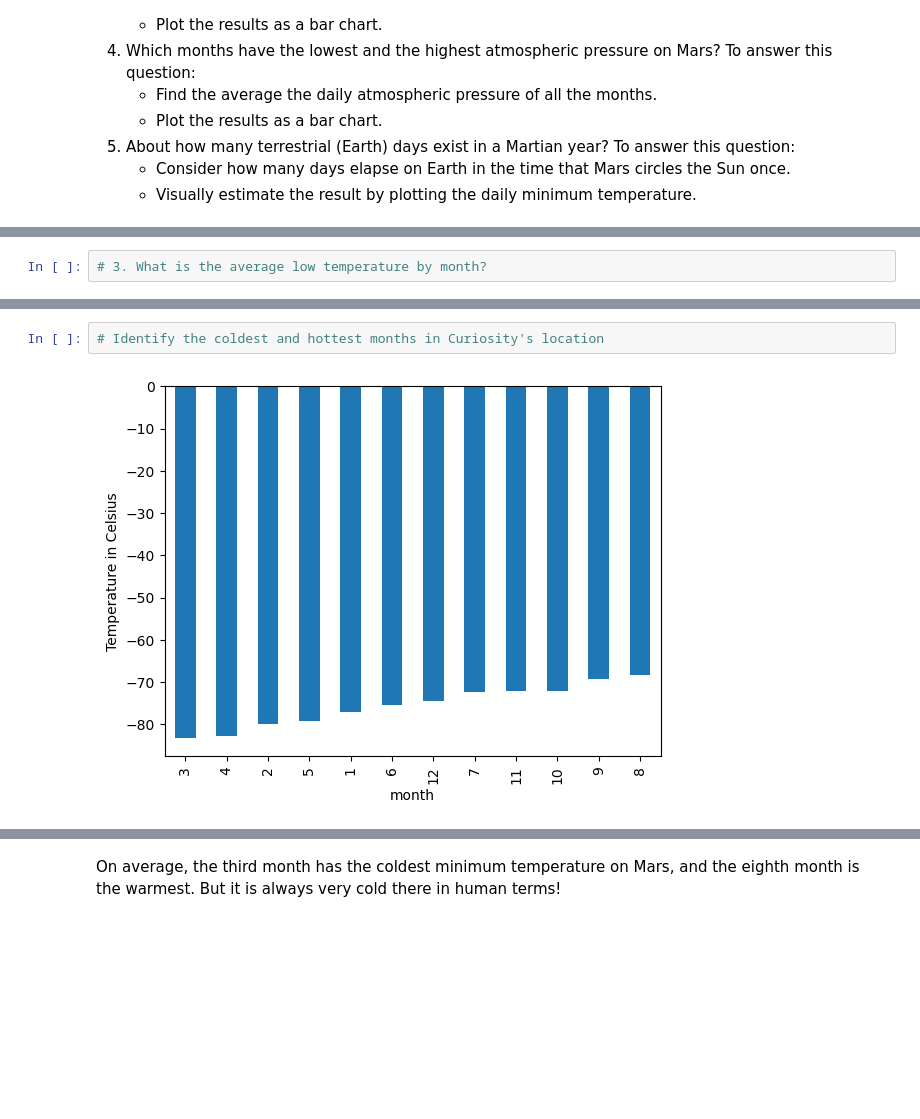
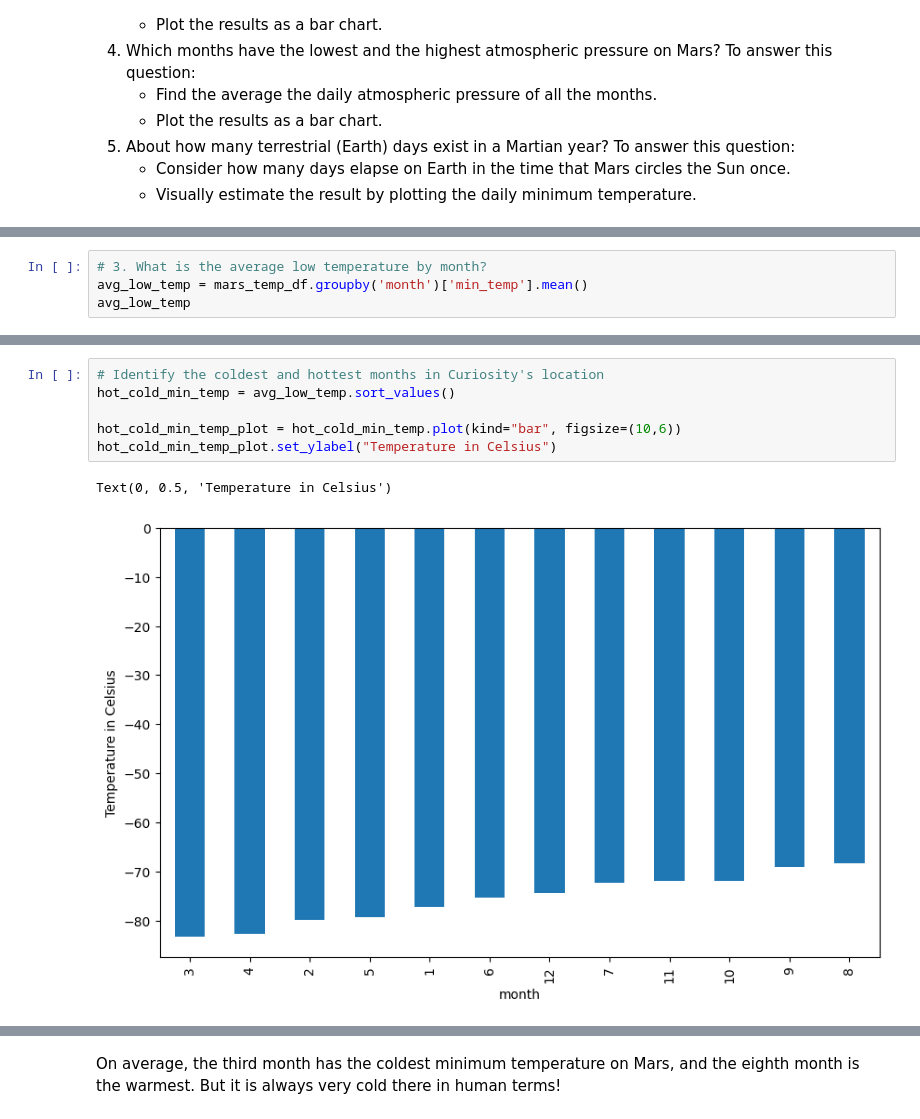
Before and after one commit to fincherc/web-scraping-challenge, a Jupyter notebook: Starter_Code/part_2_mars_weather.ipynb, the cells around one changed output, grey strips where cells are left out. Saved outputs shown, nothing was run; the diff lists cells and outputs as text; blank space fills up the shorter version.

```diff
--- a/Starter_Code/part_2_mars_weather.ipynb
+++ b/Starter_Code/part_2_mars_weather.ipynb
@@ -147,6 +153,8 @@ Name: month, dtype: int64
 1867
 # %%
 # 3. What is the average low temperature by month?
+avg_low_temp = mars_temp_df.groupby('month')['min_temp'].mean()
+avg_low_temp
 # %% [output]
 month
 1    -77.160920
@@ -169,6 +180,11 @@ Name: min_temp, dtype: float64
 # %%
 # Identify the coldest and hottest months in Curiosity's location
+hot_cold_min_temp = avg_low_temp.sort_values()
+
+hot_cold_min_temp_plot = hot_cold_min_temp.plot(kind="bar", figsize=(10,6))
+hot_cold_min_temp_plot.set_ylabel("Temperature in Celsius")
 # %% [output]
+Text(0, 0.5, 'Temperature in Celsius')
-[figure, old version]
+[figure, new version]
 # %%
 # 4. Average pressure by Martian month
```
Also changed, not shown: parts of 7 cells of this notebook.
